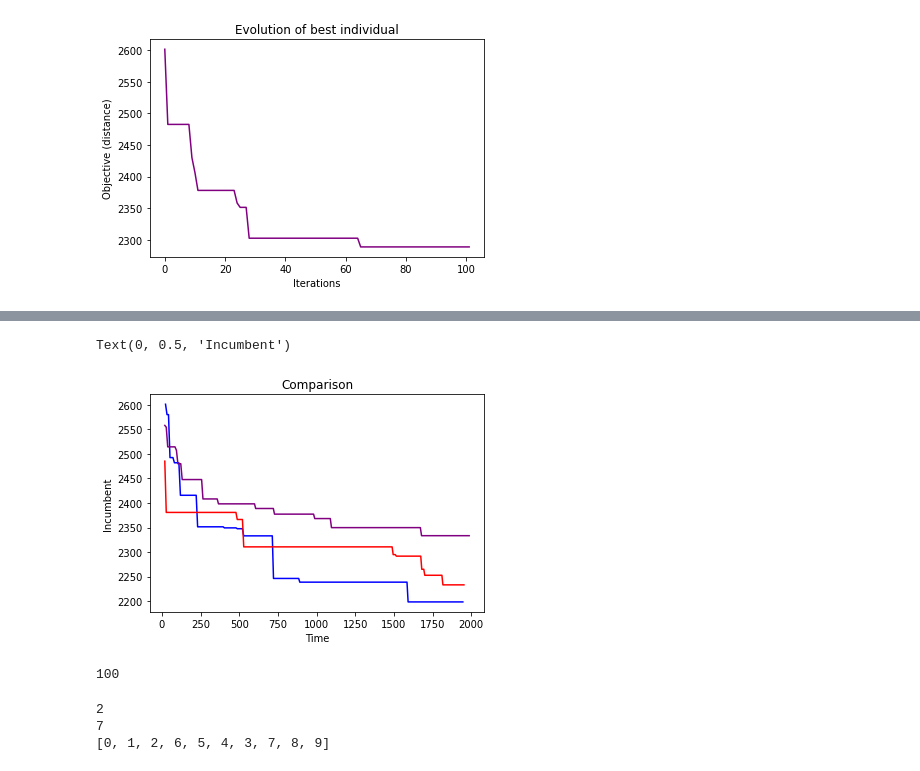
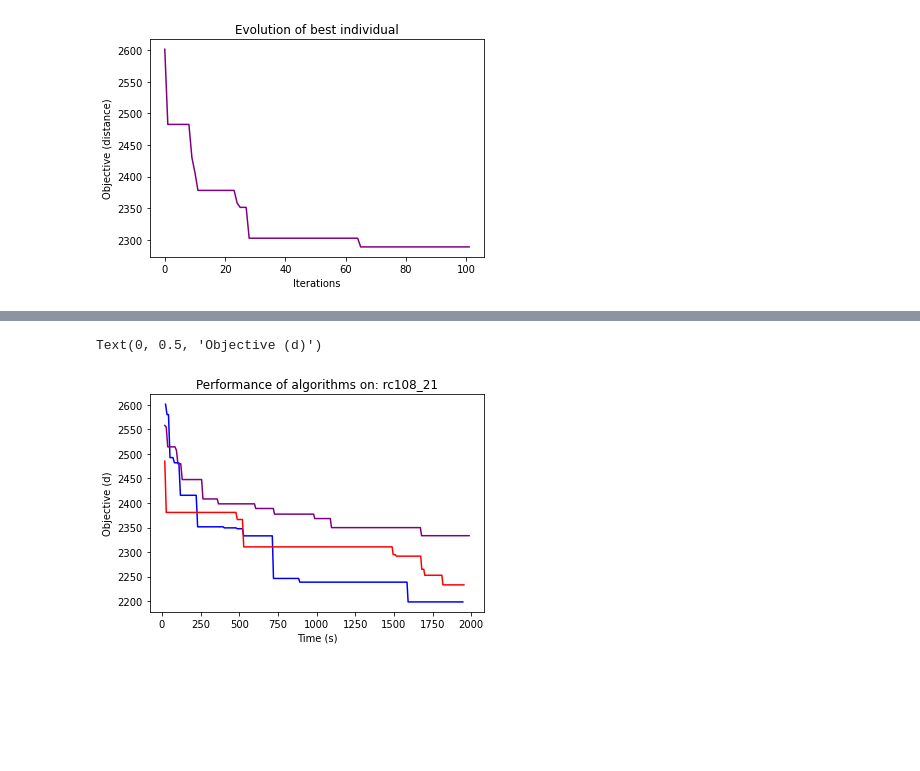
Before and after one commit to juanbeta98/E-CVRP-TW, a Jupyter notebook: Source/Toying.ipynb, the cells around one changed output, grey strips where cells are left out. Cells and saved outputs as stored; diff of their text form; code cells hidden in the pictures; blank space fills up the shorter version.

```diff
--- a/Source/Toying.ipynb
+++ b/Source/Toying.ipynb
@@ -191,44 +187,14 @@ res = [([2601.4088471799514, 2580.2974590294352, 2580.2974590294352, 2492.616959
 
 first = res[0]
 second = res[1]
 third = res[2]
 
 plt.plot(first[1], first[0][:-1], color = 'blue')
 plt.plot(second[1], second[0][:-1], color = 'red')
 plt.plot(third[1], third[0][:-1], color = 'purple')
-plt.title('Comparison')
-plt.xlabel('Time')
-plt.ylabel('Incumbent')
+plt.title(f'Performance of algorithms on: {instance[:-4]}')
+plt.xlabel('Time (s)')
+plt.ylabel('Objective (d)')
 # %% [output]
-Text(0, 0.5, 'Incumbent')
+Text(0, 0.5, 'Objective (d)')
-[figure, old version]
+[figure, new version]
-# %%
-parent = [['D', 'C100', 'C70', 'C55', 'C88', 'C98', 'C69', 'C90', 'C82', 'S13', 'D'], ['D', 'C80', 'C91', 'C92', 'C94', 'C62', 'C95', 'C56', 'S15', 'D'], ['D', 'C87', 'C59', 'C97', 'C13', 'C15', 'C16', 'S12', 'D'], ['D', 'C93', 'C71', 'C96', 'C54', 'C68', 'C81', 'D'], ['D', 'C65', 'C66', 'C83', 'C64', 'C84', 'C49', 'C19', 'S16', 'D'], ['D', 'C61', 'C99', 'C57', 'C52', 'S13', 'D'], ['D', 'C4', 'C45', 'C42', 'C44', 'S3', 'D'], ['D', 'C53', 'C60', 'C78', 'C73', 'C79', 'C6', 'C46', 'S7', 'D'], ['D', 'C67', 'C50', 'C26', 'C28', 'C27', 'S20', 'D'], ['D', 'C72', 'C41', 'C38', 'C39', 'C40', 'C36', 'C35', 'C37', 'C43', 'S3', 'D'], ['D', 'C10', 'C11', 'C12', 'C14', 'C47', 'C17', 'C9', 'S11', 'D'], ['D', 'C18', 'C48', 'C21', 'C76', 'S17', 'D'], ['D', 'C7', 'C2', 'C8', 'C5', 'C3', 'C1', 'S7', 'D'], ['D', 'C86', 'C74', 'C58', 'S14', 'D'], ['D', 'C51', 'C85', 'C63', 'C89', 'S17', 'D'], ['D', 'C24', 'C22', 'C20', 'C23', 'C25', 'C77', 'S14', 'D'], ['D', 'C34', 'C31', 'C29', 'C30', 'C32', 'C33', 'S18', 'D'], ['D', 'S13', 'C75', 'S14', 'D']]
-
-visited = []
-for route in parent:
-    for node in route:
-        if node in env.Costumers:
-            if node in visited:
-                print('Error')
-            else:
-                visited.append(node)
-print(len(visited))
-# %% [output]
-100
-# %%
-from numpy.random import randint
-
-chorizo = [i for i in range(10)]
-
-pos1 = randint(0, len(chorizo) - 3)
-pos2 = randint(pos1 + 3, len(chorizo))
-
-algo = [chorizo[pos2-i] for i in range(1,pos2-pos1)]
-print(pos1)
-print(pos2)
-print(chorizo[:pos1+1] + algo + chorizo[pos2:])
-# %% [output]
-2
-7
-[0, 1, 2, 6, 5, 4, 3, 7, 8, 9]
```
Also changed, not shown: parts of 2 cells of this notebook, 6 other files.
